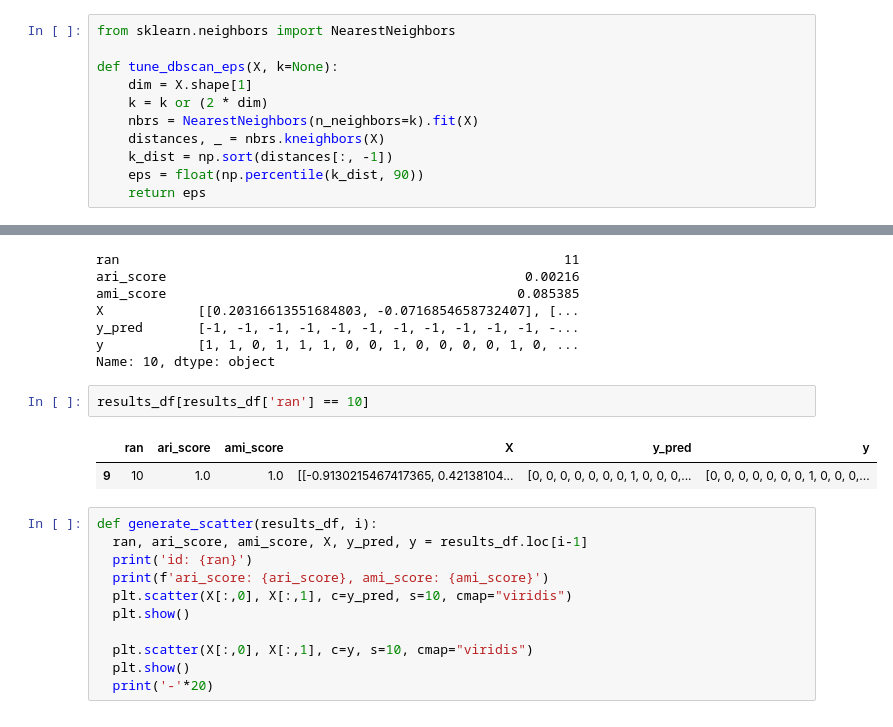
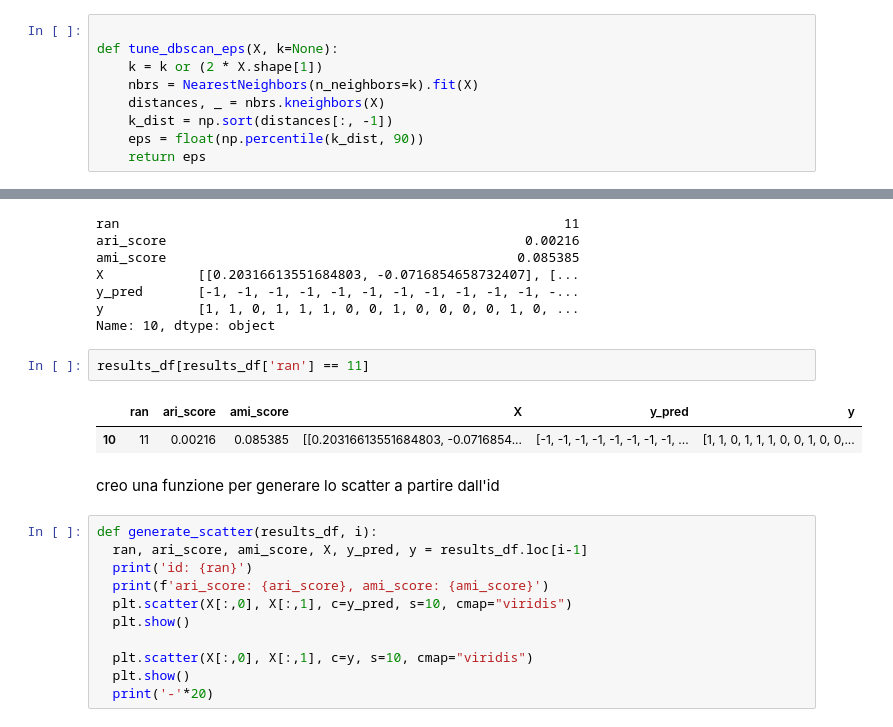
Before and after one commit to davidMarabottini/studio_data_science, a Jupyter notebook: 08-apprendimento-non-supervisionato-clustering/60-dbscan.ipynb, the cells around one changed output, grey strips where cells are left out. Cells and saved outputs as stored; diff of their text form.

```diff
--- a/08-apprendimento-non-supervisionato-clustering/60-dbscan.ipynb
+++ b/08-apprendimento-non-supervisionato-clustering/60-dbscan.ipynb
@@ -16,9 +21,7 @@ def generateRandomMoons(i):
 # %%
-from sklearn.neighbors import NearestNeighbors
 
 def tune_dbscan_eps(X, k=None):
-    dim = X.shape[1]
-    k = k or (2 * dim)
+    k = k or (2 * X.shape[1])
     nbrs = NearestNeighbors(n_neighbors=k).fit(X)
     distances, _ = nbrs.kneighbors(X)
     k_dist = np.sort(distances[:, -1])
@@ -99,10 +110,12 @@ y_pred       [-1, -1, -1, -1, -1, -1, -1, -1, -1, -1, -1, -...
 y            [1, 1, 0, 1, 1, 1, 0, 0, 1, 0, 0, 0, 0, 1, 0, ...
 Name: 10, dtype: object
 # %%
-results_df[results_df['ran'] == 10]
+results_df[results_df['ran'] == 11]
 # %% [output]
 |  | ran | ari_score | ami_score | X | y_pred | y |
-| 9 | 10 | 1.0 | 1.0 | [[-0.9130215467417365, 0.42138104... | [0, 0, 0, 0, 0, 0, 0, 1, 0, 0, 0,... | [0, 0, 0, 0, 0, 0, 0, 1, 0, 0, 0,... |
+| 10 | 11 | 0.00216 | 0.085385 | [[0.20316613551684803, -0.0716854... | [-1, -1, -1, -1, -1, -1, -1, -1, ... | [1, 1, 0, 1, 1, 1, 0, 0, 1, 0, 0,... |
+# %% [markdown]
+creo una funzione per generare lo scatter a partire dall'id
 # %%
 def generate_scatter(results_df, i):
   ran, ari_score, ami_score, X, y_pred, y = results_df.loc[i-1]
```
Also changed, not shown: parts of 26 cells of this notebook.
